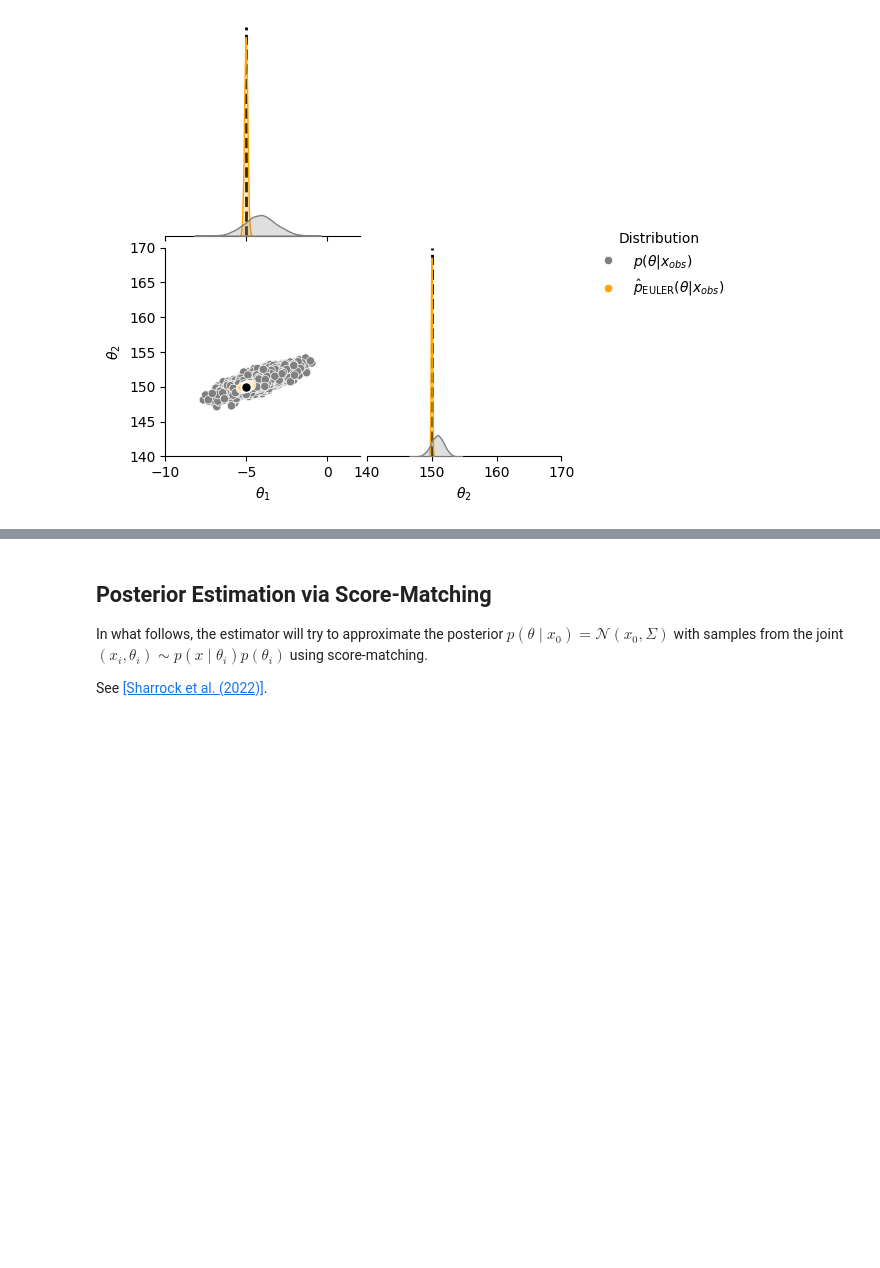
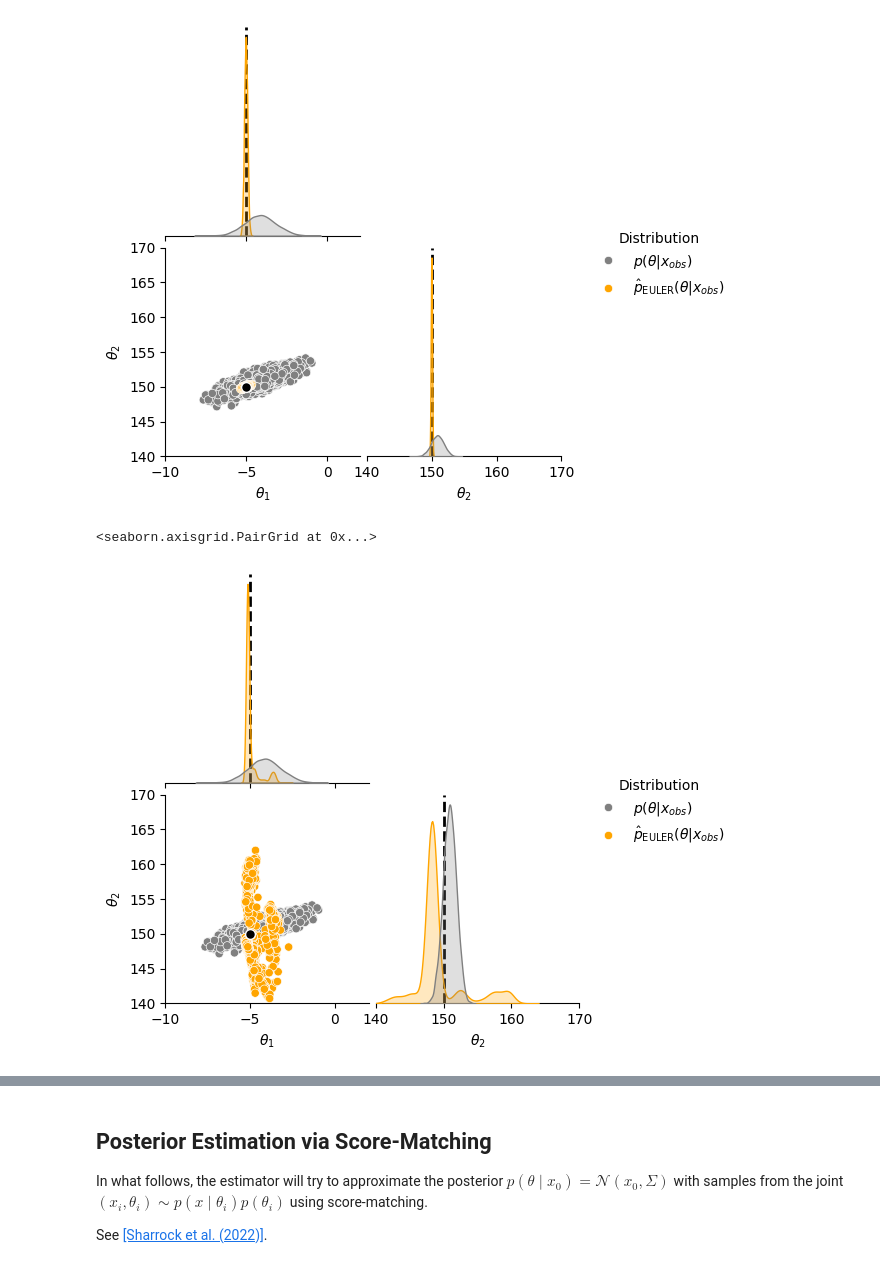
Before and after one commit to JuliaLinhart/diffusions-for-sbi, a Jupyter notebook: notebooks/DGM4SBI_gaussian.ipynb, the cells around one changed output, grey strips where cells are left out. Drawn from its saved outputs; the diff is of its cells as text; code cells hidden in the pictures; blank space fills up the shorter version.

```diff
--- a/notebooks/DGM4SBI_gaussian.ipynb
+++ b/notebooks/DGM4SBI_gaussian.ipynb
@@ -495,6 +496,21 @@ prior_score_fn = get_vpdiff_gaussian_score(loc_.cuda(), cov_.cuda(), nse=score_n
 
 score_fn = partial(diffused_tall_posterior_score, prior_score_fn=prior_score_fn,posterior_score_fn=score_net.score, x_obs=x_obs_100_)
 samples = euler_sde_sampler(score_fn, N_SAMPLES, beta=NSE(2,2).beta, device="cuda:0")
+# %%
+# unnormalize samples
+samples = samples.detach().cpu() * theta_train.std(axis=0) + theta_train.mean(axis=0)
+
+pairplot_with_groundtruth_2d(
+    samples_list=[samples_true, samples],
+    labels=[r"$p(\theta | x_{obs})$", r"$\hat{p}_\text{EULER}(\theta | x_{obs})$"],
+    colors=["grey", "orange"],
+    theta_true=theta_true,
+    # prior_bounds=(prior.bounds[0], prior.bounds[1])
+    plot_bounds=([-10, 2], [140, 170]),
+)
+# %% [output]
+<seaborn.axisgrid.PairGrid at 0x...>
+[figure, added]
 # %%
 # unnormalize samples
 samples = samples.detach().cpu() * theta_train.std(axis=0) + theta_train.mean(axis=0)
```
Also changed, not shown: parts of 2 cells of this notebook, 1 other file.
